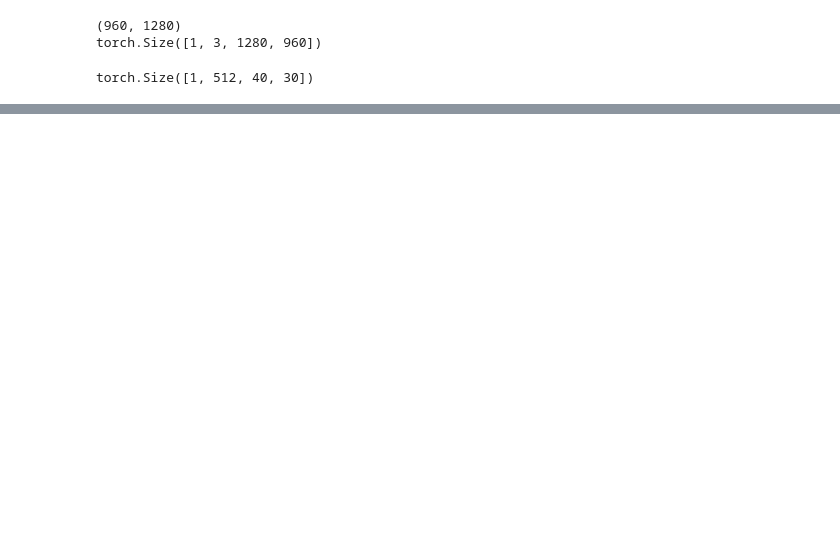
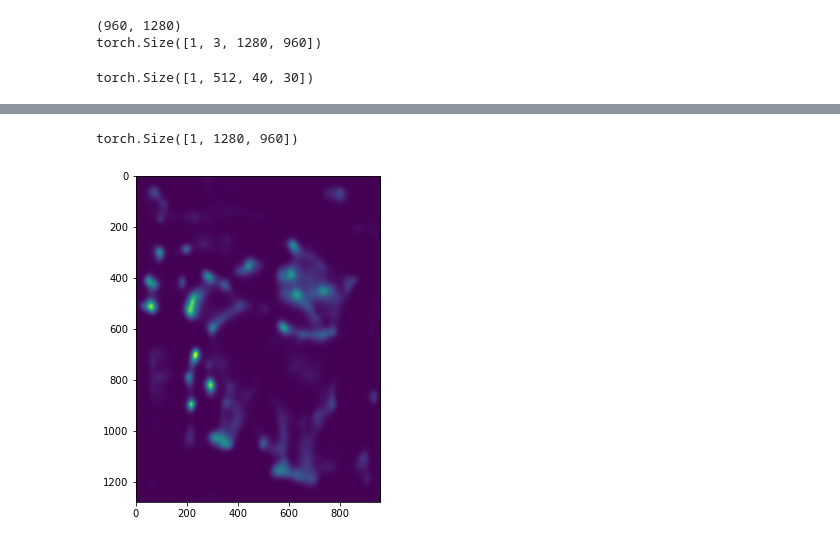
Before and after one commit to baharay/visintproject, a Jupyter notebook: prompt-to-prompt/saliency.ipynb, the cells around one changed output, grey strips where cells are left out. Cells and saved outputs as stored; diff of their text form; code cells hidden in the pictures; blank space fills up the shorter version.

```diff
--- a/prompt-to-prompt/saliency.ipynb
+++ b/prompt-to-prompt/saliency.ipynb
@@ -117,0 +119,18 @@ TypeError: 'tuple' object is not callable
+# %%
+img_input = normalize_imagenet(img_tensor)
+out = model(img_input)
+print(out.shape)
+# %% [output]
+torch.Size([1, 1280, 960])
+# %%
+img_array = out.cpu().detach().permute(1, 2, 0).numpy()
+
+# Create a figure and display the image
+fig, ax = plt.subplots(figsize=(6, 6))
+ax.imshow(img_array)
+
+
+# Show the figure
+plt.show()
+# %% [output]
+[figure, added]
```
Also changed, not shown: parts of 1 cell of this notebook.
